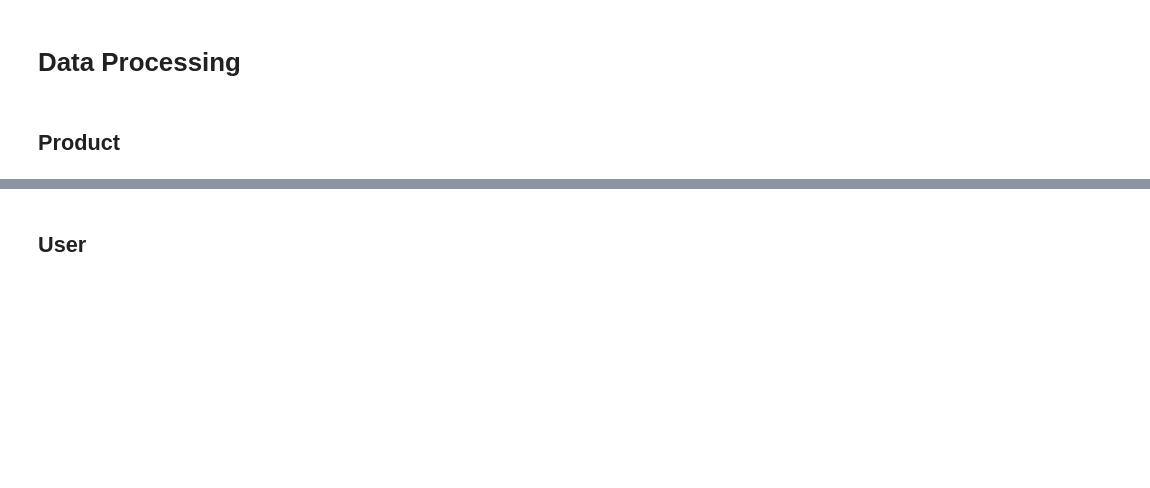
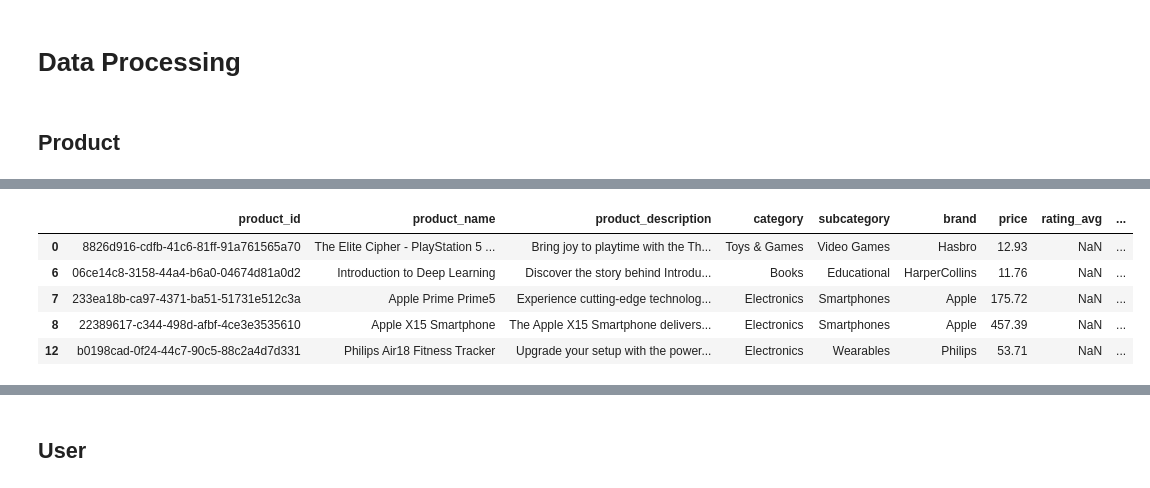
Before and after one commit to HaafizHhamda/Practice_Case, a Jupyter notebook: Untitled21.ipynb, the cells around one changed output, grey strips where cells are left out. Cells and saved outputs as stored; diff of their text form; code cells hidden in the pictures; blank space fills up the shorter version.

```diff
--- a/Untitled21.ipynb
+++ b/Untitled21.ipynb
@@ -57,0 +82,11 @@ dtype: object
+# %%
+# membandingkan product_table['rating_avg']
+display(product_table.loc[product_table['rating_avg'].isna()].head())
+display(product_table.loc[product_table['rating_avg']>0].head())
+# %% [output]
+|  | product_id | product_name | product_description | category | subcategory | brand | price | rating_avg | ... |
+| 0 | 8826d916-cdfb-41c6-81ff-91a761565a70 | The Elite Cipher - PlayStation 5 ... | Bring joy to playtime with the Th... | Toys & Games | Video Games | Hasbro | 12.93 | NaN | ... |
+| 6 | 06ce14c8-3158-44a4-b6a0-04674d81a0d2 | Introduction to Deep Learning | Discover the story behind Introdu... | Books | Educational | HarperCollins | 11.76 | NaN | ... |
+| 7 | 233ea18b-ca97-4371-ba51-51731e512c3a | Apple Prime Prime5 | Experience cutting-edge technolog... | Electronics | Smartphones | Apple | 175.72 | NaN | ... |
+| 8 | 22389617-c344-498d-afbf-4ce3e3535610 | Apple X15 Smartphone | The Apple X15 Smartphone delivers... | Electronics | Smartphones | Apple | 457.39 | NaN | ... |
+| 12 | b0198cad-0f24-44c7-90c5-88c2a4d7d331 | Philips Air18 Fitness Tracker | Upgrade your setup with the power... | Electronics | Wearables | Philips | 53.71 | NaN | ... |
```
Also changed, not shown: parts of 11 cells of this notebook.
